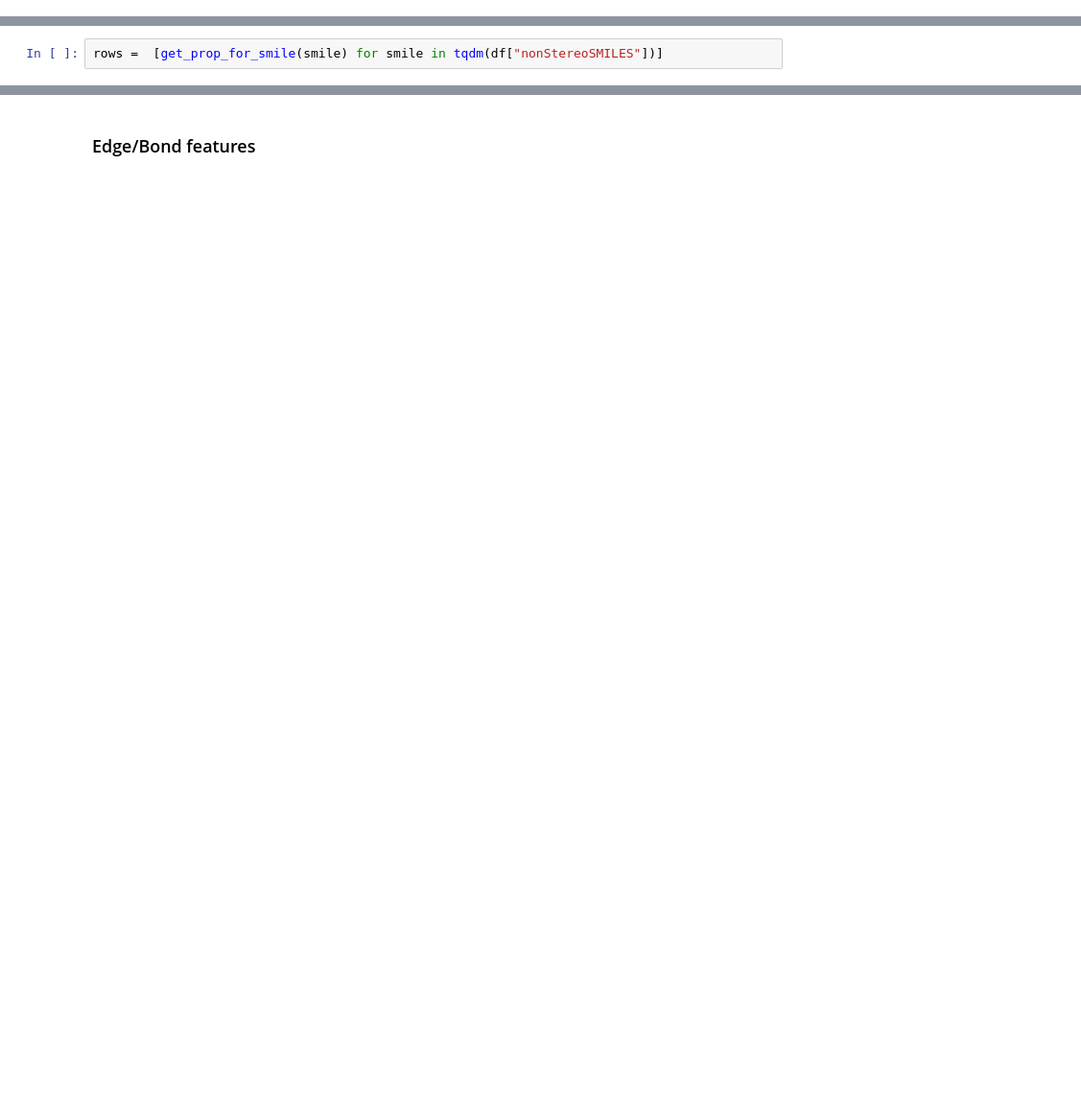
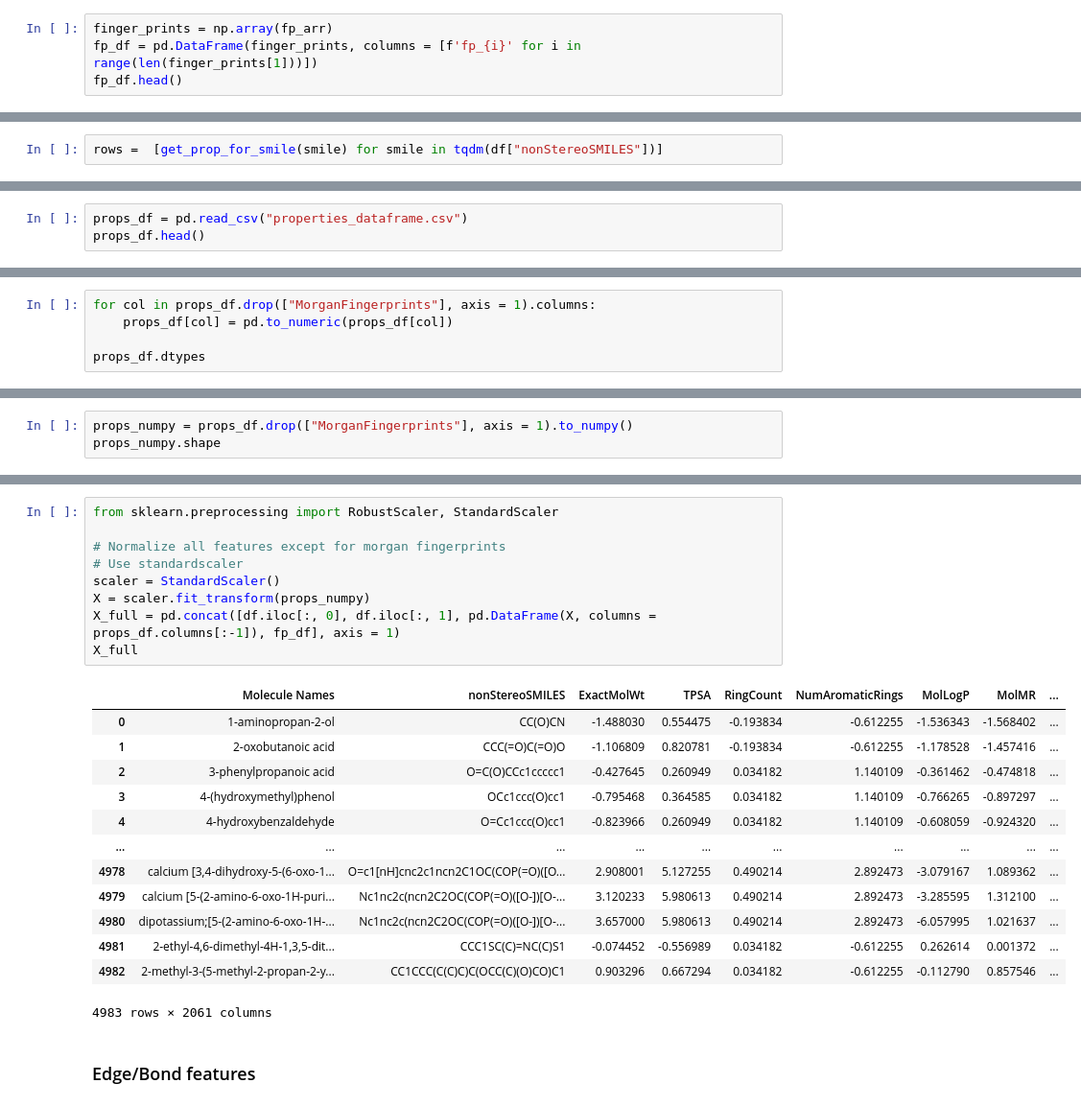
Before and after one commit to markzuckerburg600-glitch/Molecular-Smells-Project, a Jupyter notebook: dataset.ipynb, the cells around one changed output, grey strips where cells are left out. Shown at 96% size. Saved outputs shown, nothing was run; the diff lists cells and outputs as text; blank space fills up the shorter version.

```diff
--- a/dataset.ipynb
+++ b/dataset.ipynb
@@ -250,0 +279,4 @@ def get_prop_for_smile(smile):
+# %%
+finger_prints = np.array(fp_arr)
+fp_df = pd.DataFrame(finger_prints, columns = [f'fp_{i}' for i in range(len(finger_prints[1]))])
+fp_df.head()
@@ -269,0 +306,3 @@ prop_df
+# %%
+props_df = pd.read_csv("properties_dataframe.csv")
+props_df.head()
@@ -269,0 +323,5 @@ prop_df
+# %%
+for col in props_df.drop(["MorganFingerprints"], axis = 1).columns:
+    props_df[col] = pd.to_numeric(props_df[col])
+
+props_df.dtypes
@@ -269,0 +342,3 @@ prop_df
+# %%
+props_numpy = props_df.drop(["MorganFingerprints"], axis = 1).to_numpy()
+props_numpy.shape
@@ -270,2 +376,25 @@ prop_df
+# %%
+from sklearn.preprocessing import RobustScaler, StandardScaler
+
+# Normalize all features except for morgan fingerprints
+# Use standardscaler
+scaler = StandardScaler()
+X = scaler.fit_transform(props_numpy)
+X_full = pd.concat([df.iloc[:, 0], df.iloc[:, 1], pd.DataFrame(X, columns = props_df.columns[:-1]), fp_df], axis = 1)
+X_full
+# %% [output]
+|  | Molecule Names | nonStereoSMILES | ExactMolWt | TPSA | RingCount | NumAromaticRings | MolLogP | MolMR | ... |
+| 0 | 1-aminopropan-2-ol | CC(O)CN | -1.488030 | 0.554475 | -0.193834 | -0.612255 | -1.536343 | -1.568402 | ... |
+| 1 | 2-oxobutanoic acid | CCC(=O)C(=O)O | -1.106809 | 0.820781 | -0.193834 | -0.612255 | -1.178528 | -1.457416 | ... |
+| 2 | 3-phenylpropanoic acid | O=C(O)CCc1ccccc1 | -0.427645 | 0.260949 | 0.034182 | 1.140109 | -0.361462 | -0.474818 | ... |
+| 3 | 4-(hydroxymethyl)phenol | OCc1ccc(O)cc1 | -0.795468 | 0.364585 | 0.034182 | 1.140109 | -0.766265 | -0.897297 | ... |
+| 4 | 4-hydroxybenzaldehyde | O=Cc1ccc(O)cc1 | -0.823966 | 0.260949 | 0.034182 | 1.140109 | -0.608059 | -0.924320 | ... |
+| ... | ... | ... | ... | ... | ... | ... | ... | ... | ... |
+| 4978 | calcium [3,4-dihydroxy-5-(6-oxo-1... | O=c1[nH]cnc2c1ncn2C1OC(COP(=O)([O... | 2.908001 | 5.127255 | 0.490214 | 2.892473 | -3.079167 | 1.089362 | ... |
+| 4979 | calcium [5-(2-amino-6-oxo-1H-puri... | Nc1nc2c(ncn2C2OC(COP(=O)([O-])[O-... | 3.120233 | 5.980613 | 0.490214 | 2.892473 | -3.285595 | 1.312100 | ... |
+| 4980 | dipotassium;[5-(2-amino-6-oxo-1H-... | Nc1nc2c(ncn2C2OC(COP(=O)([O-])[O-... | 3.657000 | 5.980613 | 0.490214 | 2.892473 | -6.057995 | 1.021637 | ... |
+| 4981 | 2-ethyl-4,6-dimethyl-4H-1,3,5-dit... | CCC1SC(C)=NC(C)S1 | -0.074452 | -0.556989 | 0.034182 | -0.612255 | 0.262614 | 0.001372 | ... |
+| 4982 | 2-methyl-3-(5-methyl-2-propan-2-y... | CC1CCC(C(C)C)C(OCC(C)(O)CO)C1 | 0.903296 | 0.667294 | 0.034182 | -0.612255 | -0.112790 | 0.857546 | ... |
+4983 rows × 2061 columns
 # %% [markdown]
 ### Edge/Bond features
```
Also changed, not shown: parts of 21 cells of this notebook, 4 other files.
